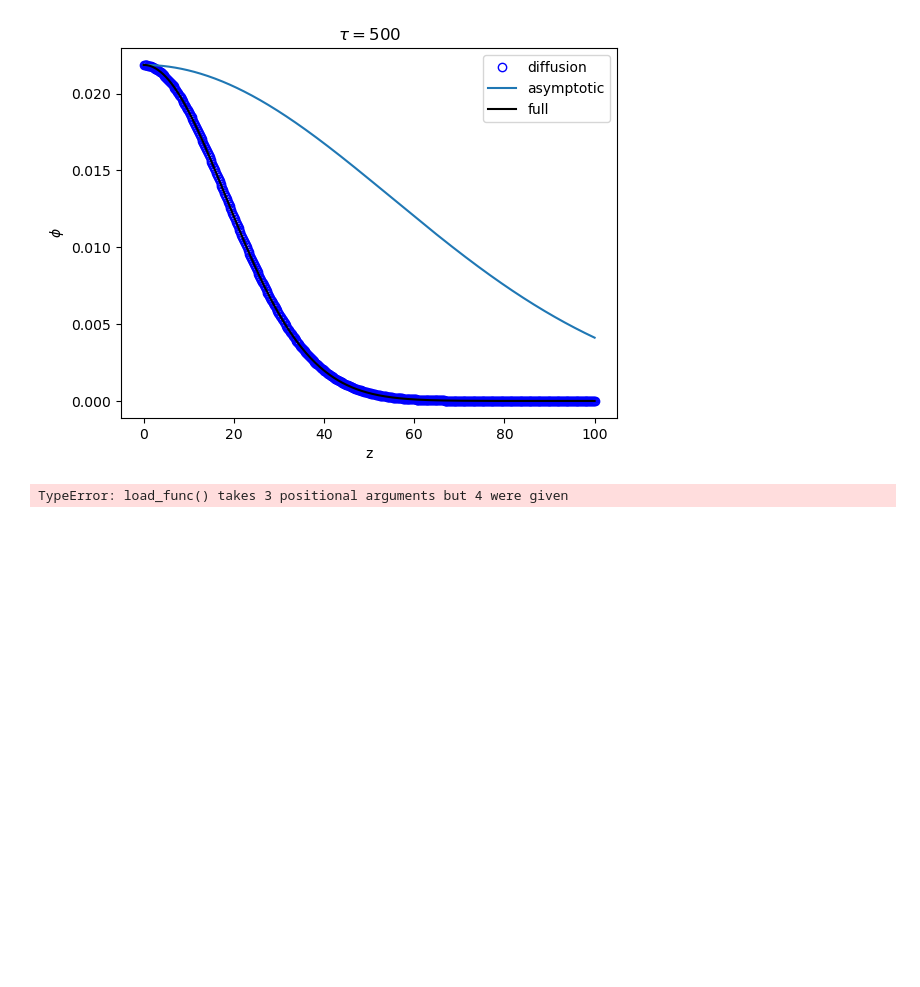
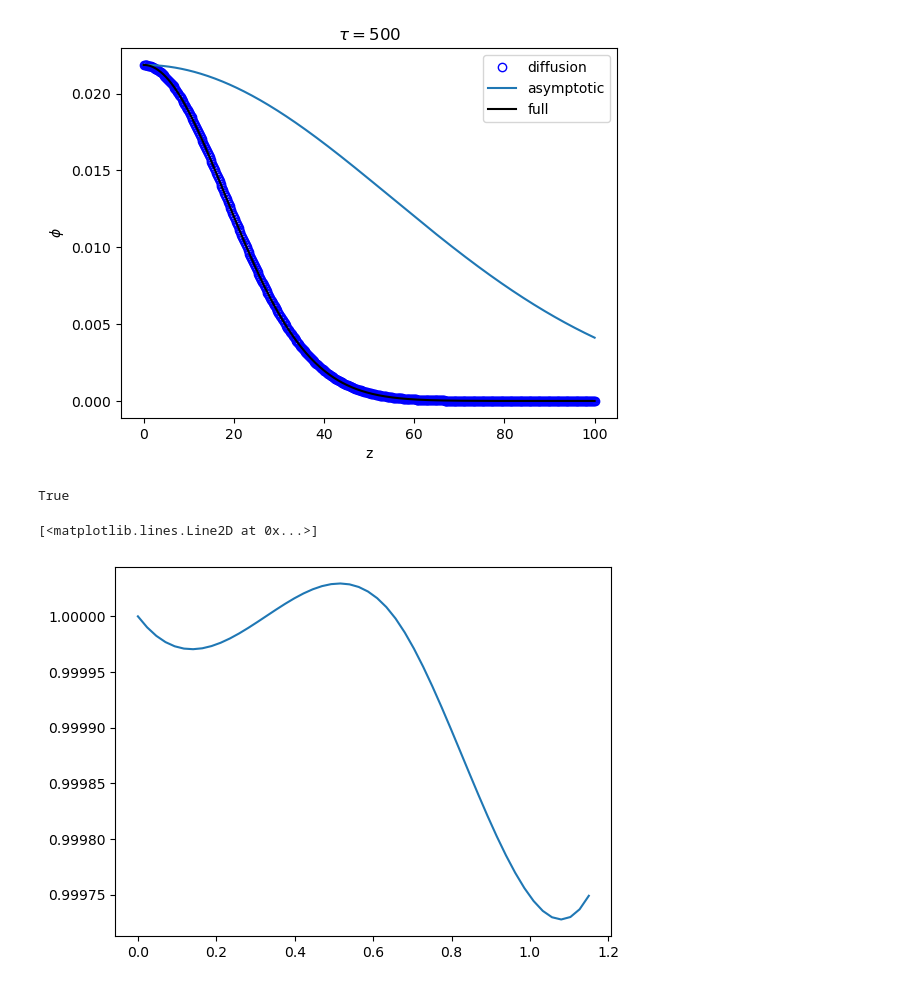
Before and after one commit to wbennett39/transport_benchmarks, a Jupyter notebook: time convergenge.ipynb, the cells around one changed output. Drawn from its saved outputs; the diff is of its cells as text; code cells hidden in the pictures; blank space fills up the shorter version.

Commit message:
fixed loading func

```diff
--- a/time convergenge.ipynb
+++ b/time convergenge.ipynb
@@ -237,4 +240,10 @@ def x0plot():
 # %%
-x0plot()
+x0 = 0.15
+t=1
+xs = np.linspace(0, x0 + t)
+phi = load_func('square_IC', t, xs, x0 )[0]
+plt.plot(xs, phi)
 # %% [output]
-TypeError: load_func() takes 3 positional arguments but 4 were given
+True
+[<matplotlib.lines.Line2D at 0x...>]
+[figure, added]
```
Also changed, not shown: parts of 1 cell of this notebook, 2 other files.
